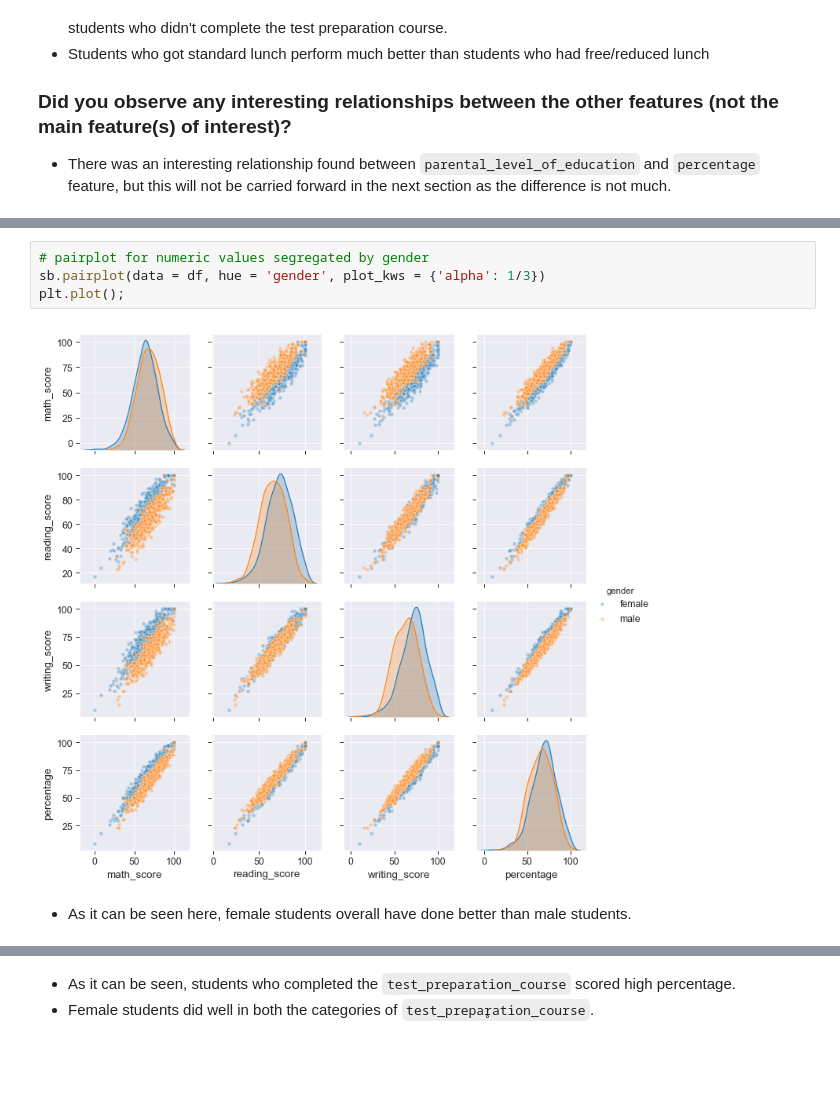
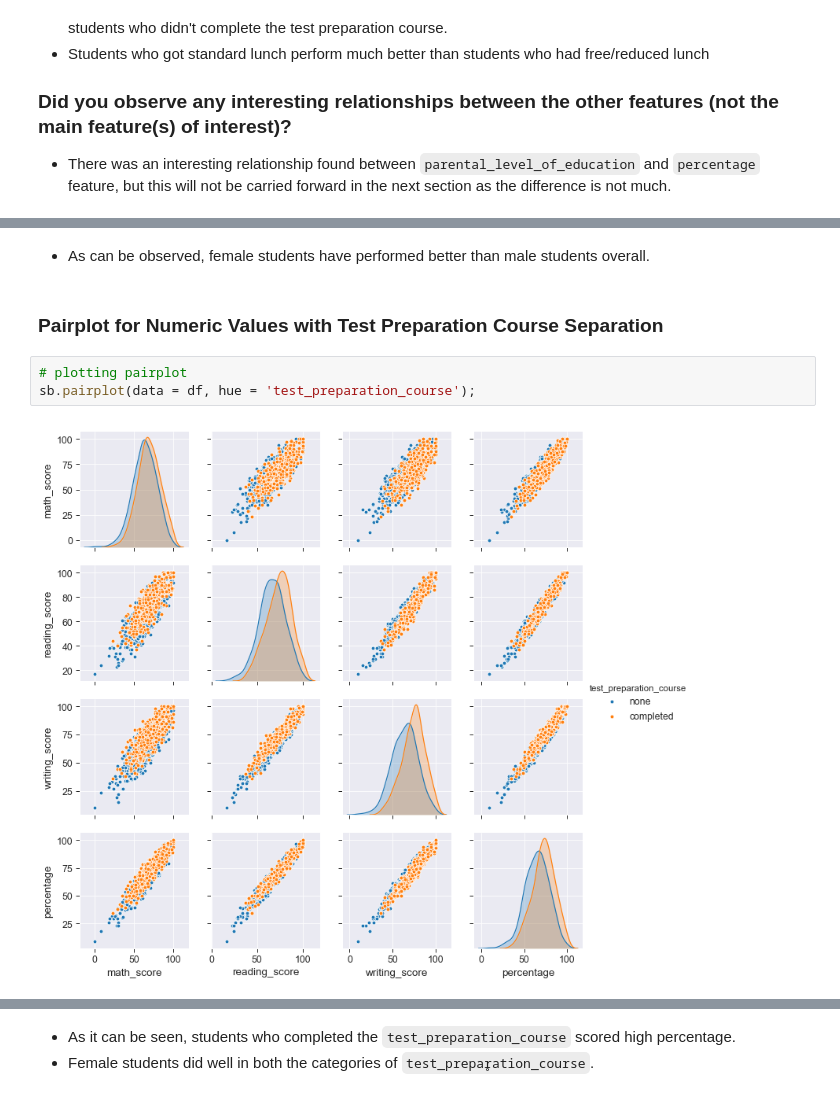
Before and after one commit to habibumrf/Communicate_Data_Findings, a Jupyter notebook: student_performance_in_exams_part_I.ipynb, the cells around one changed output, grey strips where cells are left out. Cells and saved outputs as stored; diff of their text form; blank space fills up the shorter version.

Commit message:
StudentsPerformanceInExams

```diff
--- a/student_performance_in_exams_part_I.ipynb
+++ b/student_performance_in_exams_part_I.ipynb
@@ -461,8 +472,9 @@ plt.show()
+# %% [markdown]
+- As can be observed, female students have performed better than male students overall.
+# %% [markdown]
+### Pairplot for Numeric Values with Test Preparation Course Separation
 # %%
-# pairplot for numeric values segregated by gender
-sb.pairplot(data = df, hue = 'gender', plot_kws = {'alpha': 1/3})
-plt.plot();
+# plotting pairplot
+sb.pairplot(data = df, hue = 'test_preparation_course');
 # %% [output]
-[figure, old version]
+[figure, new version]
-# %% [markdown]
-- As it can be seen here, female students overall have done better than male students.
```
Also changed, not shown: parts of 14 cells of this notebook, 5 other files.
